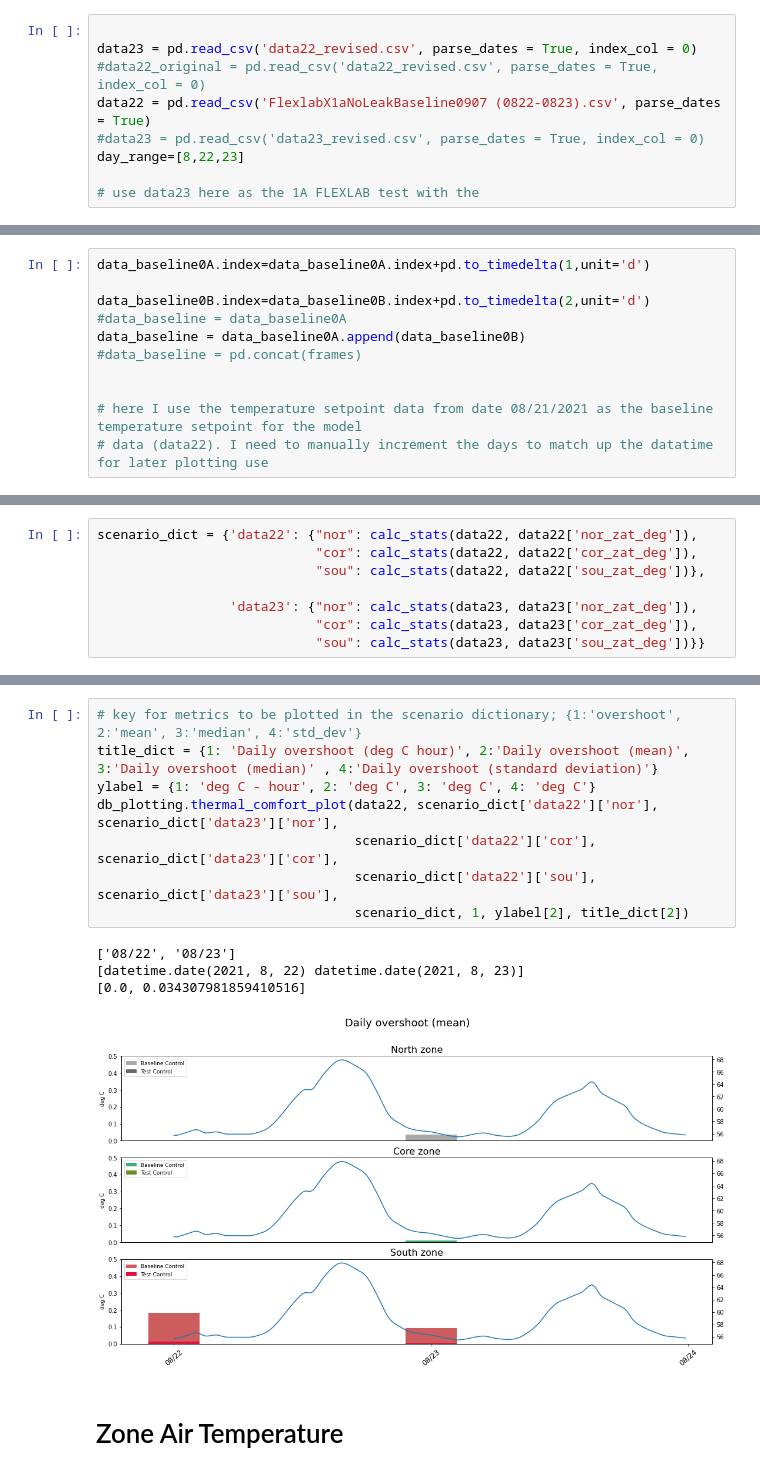
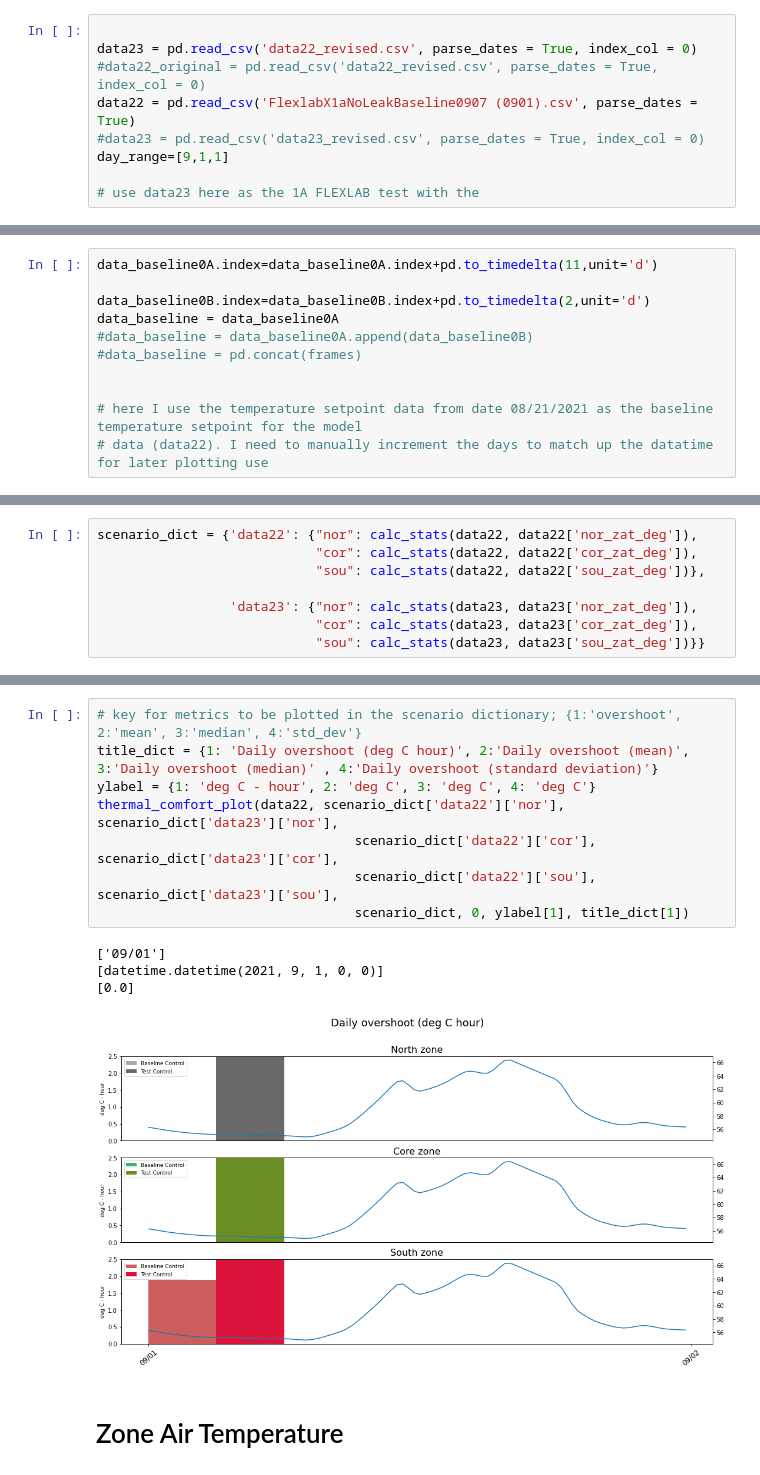
Before and after one commit to rongxinyin/HIL-Sim, a Jupyter notebook: flexlab/test_data_analysis/Flexlab_HIL_DA_metrics_shed_test_Compare_model.ipynb, the cells around one changed output, grey strips where cells are left out. Drawn from its saved outputs; the diff is of its cells as text.

Commit message:
Weiping add shift shed plotting files 05232022

```diff
--- a/flexlab/test_data_analysis/Flexlab_HIL_DA_metrics_shed_test_Compare_model.ipynb
+++ b/flexlab/test_data_analysis/Flexlab_HIL_DA_metrics_shed_test_Compare_model.ipynb
@@ -30,9 +30,9 @@ import db_plotting
 
 data23 = pd.read_csv('data22_revised.csv', parse_dates = True, index_col = 0)
 #data22_original = pd.read_csv('data22_revised.csv', parse_dates = True, index_col = 0)
-data22 = pd.read_csv('FlexlabX1aNoLeakBaseline0907 (0822-0823).csv', parse_dates = True)
+data22 = pd.read_csv('FlexlabX1aNoLeakBaseline0907 (0901).csv', parse_dates = True)
 #data23 = pd.read_csv('data23_revised.csv', parse_dates = True, index_col = 0)
-day_range=[8,22,23]
+day_range=[9,1,1]
 
 # use data23 here as the 1A FLEXLAB test with the
 # %%
@@ -279,11 +279,11 @@ data23 = data23[test_day_mask23]
 data_baseline0A=data_baseline0.copy(deep=True)
 data_baseline0B=data_baseline0.copy(deep=True)
 # %%
-data_baseline0A.index=data_baseline0A.index+pd.to_timedelta(1,unit='d')
+data_baseline0A.index=data_baseline0A.index+pd.to_timedelta(11,unit='d')
 
 data_baseline0B.index=data_baseline0B.index+pd.to_timedelta(2,unit='d')
-#data_baseline = data_baseline0A
-data_baseline = data_baseline0A.append(data_baseline0B)
+data_baseline = data_baseline0A
+#data_baseline = data_baseline0A.append(data_baseline0B)
 #data_baseline = pd.concat(frames)
 
 
@@ -671,16 +777,16 @@ print(data23_nor_zat_deg,data23_cor_zat_deg,data23_sou_zat_deg)
 # %%
 # key for metrics to be plotted in the scenario dictionary; {1:'overshoot', 2:'mean', 3:'median', 4:'std_dev'}
 title_dict = {1: 'Daily overshoot (deg C hour)', 2:'Daily overshoot (mean)', 3:'Daily overshoot (median)' , 4:'Daily overshoot (standard deviation)'}
 ylabel = {1: 'deg C - hour', 2: 'deg C', 3: 'deg C', 4: 'deg C'}
-db_plotting.thermal_comfort_plot(data22, scenario_dict['data22']['nor'], scenario_dict['data23']['nor'],
+thermal_comfort_plot(data22, scenario_dict['data22']['nor'], scenario_dict['data23']['nor'],
                                  scenario_dict['data22']['cor'], scenario_dict['data23']['cor'],
                                  scenario_dict['data22']['sou'], scenario_dict['data23']['sou'],
-                                 scenario_dict, 1, ylabel[2], title_dict[2])
+                                 scenario_dict, 0, ylabel[1], title_dict[1])
 # %% [output]
-['08/22', '08/23']
-[datetime.date(2021, 8, 22) datetime.date(2021, 8, 23)]
-[0.0, 0.034307981859410516]
+['09/01']
+[datetime.datetime(2021, 9, 1, 0, 0)]
+[0.0]
-[figure, old version]
+[figure, new version]
 # %% [markdown]
 # Zone Air Temperature
 # %%
```
Also changed, not shown: parts of 21 cells of this notebook, 17 other files.
